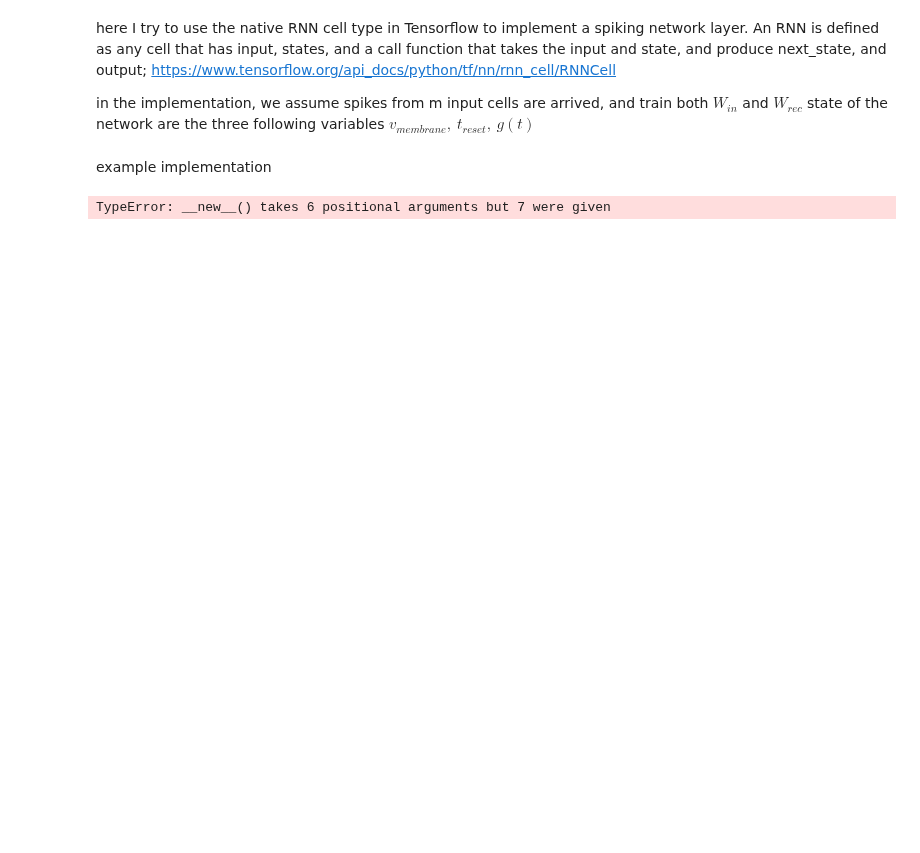
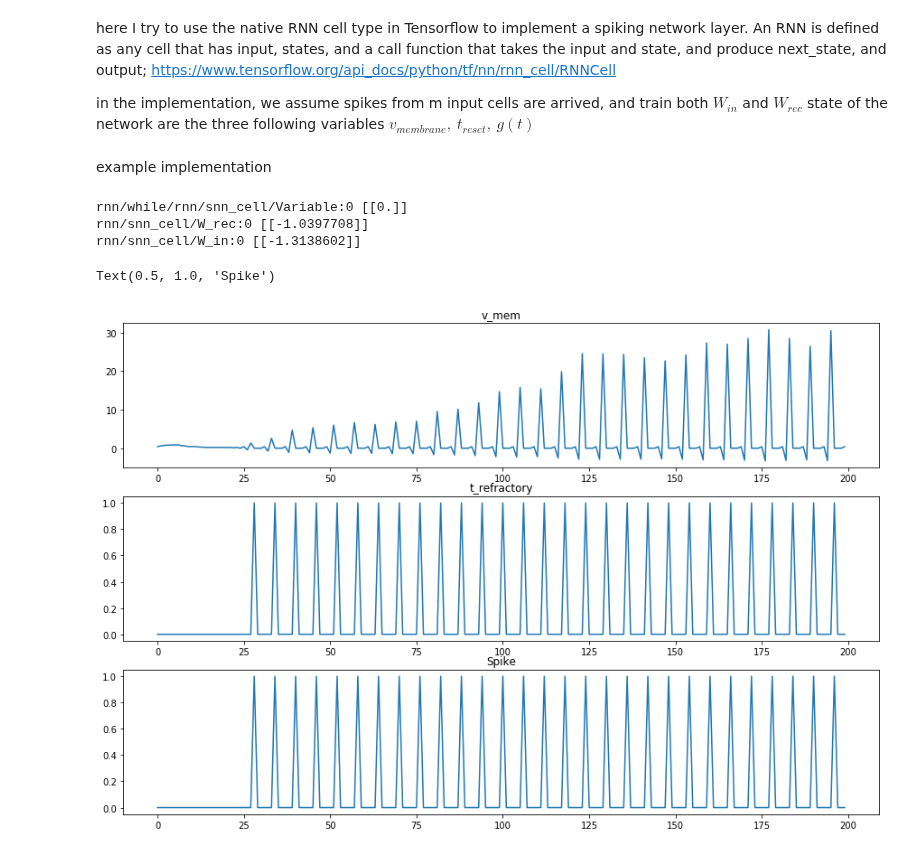
Before and after one commit to eghbalhosseini/KeRNL, a Jupyter notebook: spiking_rnn_cell.ipynb, the cells around one changed output. Cells and saved outputs as stored; diff of their text form; code cells hidden in the pictures; blank space fills up the shorter version.

Commit message:
the behavior or single neuron is verified, testing more neurons

```diff
--- a/spiking_rnn_cell.ipynb
+++ b/spiking_rnn_cell.ipynb
@@ -69,12 +69,12 @@ def _tensor_linear_rec_in(x,y,output_size):
     #
     scope=vs.get_variable_scope()
     with vs.variable_scope(scope) as outer_scope:
-        #weight_rec=tf.get_variable(_RECURRENT_WEIGHT_NAME,[shape_x[1],shape_x[2]]) # [n x n]
-        #weight_in=tf.get_variable(_INPUT_WEIGHT_NAME,[shape_y[1],shape_y[2]]) # [n x m]
-        w_in_test= lambda:tf.constant(0.0,shape=[shape_y[1],shape_y[2]]) # [n x n]
-        w_rec_test= lambda:tf.constant(0.0,shape=[shape_x[1],shape_x[2]]) # [n x n]
-        weight_rec=tf.Variable(initial_value=w_rec_test,dtype=tf.float32) # [n x n]
-        weight_in=tf.Variable(initial_value=w_in_test,dtype=tf.float32) # [n x n]
+        weight_rec=tf.get_variable(_RECURRENT_WEIGHT_NAME,[shape_x[1],shape_x[2]]) # [n x n]
+        weight_in=tf.get_variable(_INPUT_WEIGHT_NAME,[shape_y[1],shape_y[2]]) # [n x m]
+        #w_in_test= lambda:tf.constant(0.0,shape=[shape_y[1],shape_y[2]]) # [n x n]
+        #w_rec_test= lambda:tf.constant(0.0,shape=[shape_x[1],shape_x[2]]) # [n x n]
+        #weight_rec=tf.Variable(initial_value=w_rec_test,dtype=tf.float32) # [n x n]
+        #weight_in=tf.Variable(initial_value=w_in_test,dtype=tf.float32) # [n x n]
         # apply_weights
         #recurrent
         res_rec_aux=tf.multiply(x,weight_rec)
@@ -245,7 +245,8 @@ class SNNCell(tf.contrib.rnn.RNNCell):
     # compoutation
     # 1-get spikes
     spike=self._calculate_crossing(v_mem,self._num_units)
-    v_reseting=tf.scalar_mul(self.v_theta,spike)
+    #v_reseting=tf.scalar_mul(self.v_theta,spike)
+    v_reseting=tf.multiply(v_mem,spike)
     v_update=tf.subtract(v_mem,v_reseting)
     ## get conductance
         # expand input spikes and recurent spikes
@@ -278,7 +279,7 @@ class SNNCell(tf.contrib.rnn.RNNCell):
         # update refractory period
     t_subtract= tf.subtract(t_reset,1.0)
     t_update=tf.clip_by_value(t_subtract,0.0,100)
-    t_reset_new=tf.add(tf.multiply(spike,self.tau_refract),t_reset)
+    t_reset_new=tf.add(tf.multiply(spike,self.tau_refract),t_update)
         # get eligible neurons for update
     eligilible_update=tf.cast(tf.equal(t_reset_new,0.0),tf.float32)
         # update voltage
@@ -290,7 +291,7 @@ class SNNCell(tf.contrib.rnn.RNNCell):
     if self._state_is_tuple:
         new_state = SNNStateTuple( v_mem_new, spike,t_reset_new, S_rec_new, S_in_new )
     if self._output_is_tuple:
-        new_output = SNN(v_mem_new, spike,G_neuron ,t_reset_new, S_rec_new, S_in_new )
+        new_output = SNNOutputTuple(v_mem_new, spike,G_neuron ,t_reset_new, S_rec_new, S_in_new )
     else:
         new_output = spike
     return new_output, new_state
@@ -298,35 +299,44 @@ class SNNCell(tf.contrib.rnn.RNNCell):
 example implementation
 # %%
 batch_size = 1
-sequence_length = 20
+sequence_length = 200
 num_inputs = 1
 num_units=1
 #shape=(2, 5, 2)
-#input_spikes=np.random.randint(2,size=[2,10,1])
-input_spikes=np.ones([batch_size,sequence_length,num_inputs])
+input_spikes=np.random.randint(2,size=[batch_size,sequence_length,num_inputs])
+#input_spikes=np.ones([batch_size,sequence_length,num_inputs])
 
 tf.reset_default_graph()
 
 tf_input_values = tf.constant(input_spikes, dtype=tf.float32)
 SNN_cell = SNNCell(num_units=num_units,state_is_tuple=True,output_is_tuple=True,num_inputs=num_inputs,tau_s=100.0)
 outputs, state = tf.nn.dynamic_rnn(cell=SNN_cell, dtype=tf.float32, inputs=tf_input_values)
 
 cell_outputs=[]
 with tf.Session() as sess:
     sess.run(tf.global_variables_initializer())
     output_run , state_run = sess.run([outputs, state])
 
     variables_names =[v.name for v in tf.global_variables()]
     values = sess.run(variables_names)
     for k,v in zip(variables_names, values):
         print(k, v)
-plt.figure()
-plt.subplot(1,2,1)
-plt.plot(output_run.t_reset.flatten())
-plt.subplot(1,2,2)
-plt.plot(output_run.spike.flatten())
+plt.figure(figsize=[15,10])
+ax=plt.subplot(3,1,1)
+ax.plot(output_run.v_mem.flatten())
+ax.set_title('v_mem')
+ax=plt.subplot(3,1,2)
+ax.plot(output_run.spike.flatten())
+ax.set_title('t_refractory')
+ax=plt.subplot(3,1,3)
+ax.plot(output_run.spike.flatten())
+ax.set_title('Spike')
 # %% [output]
-TypeError: __new__() takes 6 positional arguments but 7 were given
+rnn/while/rnn/snn_cell/Variable:0 [[0.]]
+rnn/snn_cell/W_rec:0 [[-1.0397708]]
+rnn/snn_cell/W_in:0 [[-1.3138602]]
+Text(0.5, 1.0, 'Spike')
+[figure, added]
 # %%
 values231 = np.array([
     [[1], [2], [3]],
```
